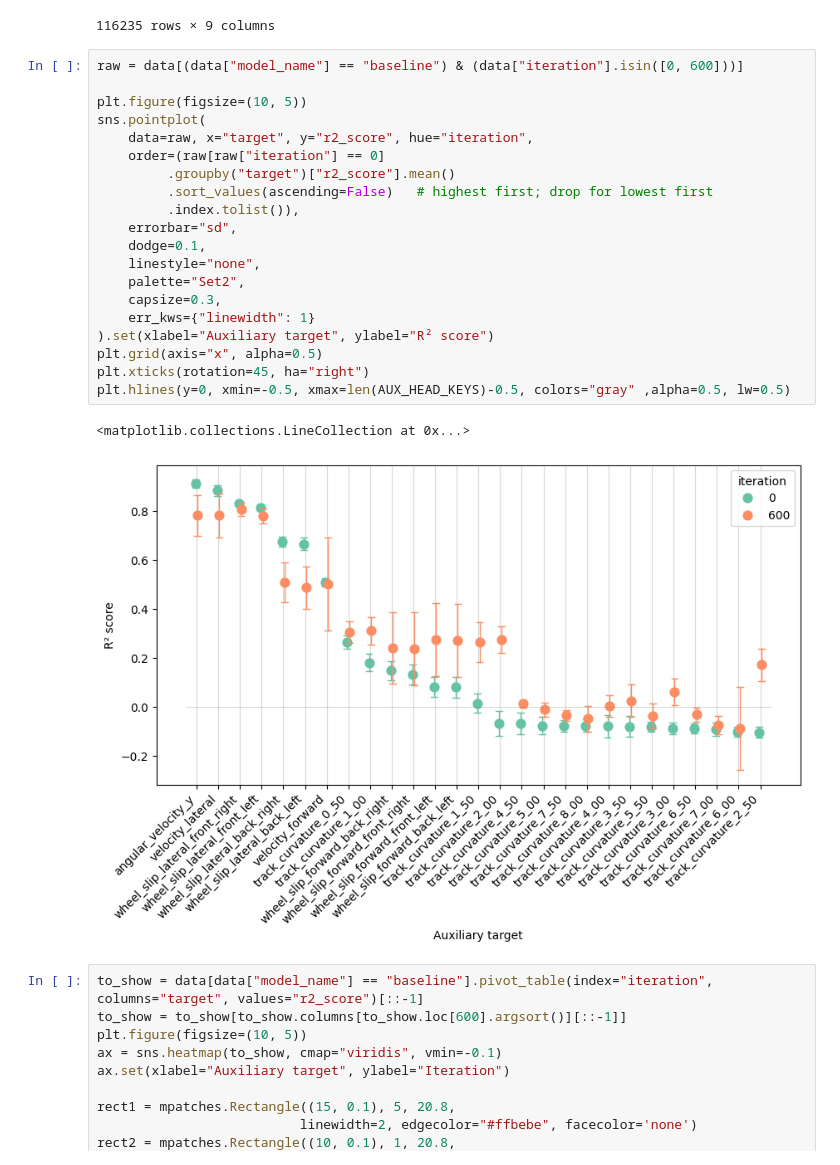
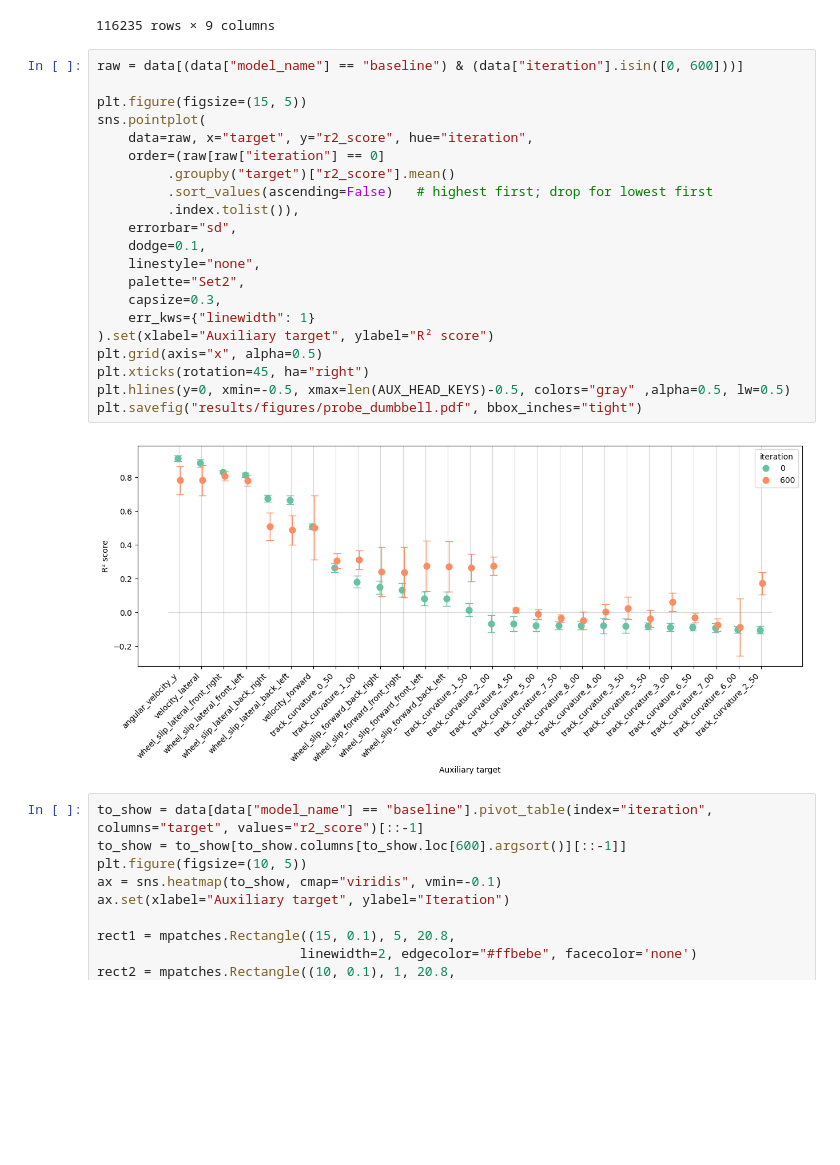
Before and after one commit to jacquesamsel/skripsie, a Jupyter notebook: aux_head_regression_results.ipynb, the cells around one changed output. Cells and saved outputs as stored; diff of their text form; blank space fills up the shorter version.

```diff
--- a/aux_head_regression_results.ipynb
+++ b/aux_head_regression_results.ipynb
@@ -36,26 +36,26 @@ data
 # %%
 raw = data[(data["model_name"] == "baseline") & (data["iteration"].isin([0, 600]))]
 
-plt.figure(figsize=(10, 5))
+plt.figure(figsize=(15, 5))
 sns.pointplot(
     data=raw, x="target", y="r2_score", hue="iteration",
     order=(raw[raw["iteration"] == 0]
          .groupby("target")["r2_score"].mean()
          .sort_values(ascending=False)   # highest first; drop for lowest first
          .index.tolist()),
     errorbar="sd",
     dodge=0.1,
     linestyle="none",
     palette="Set2",
     capsize=0.3,
     err_kws={"linewidth": 1}
 ).set(xlabel="Auxiliary target", ylabel="R² score")
 plt.grid(axis="x", alpha=0.5)
 plt.xticks(rotation=45, ha="right")
 plt.hlines(y=0, xmin=-0.5, xmax=len(AUX_HEAD_KEYS)-0.5, colors="gray" ,alpha=0.5, lw=0.5)
+plt.savefig("results/figures/probe_dumbbell.pdf", bbox_inches="tight")
 # %% [output]
-<matplotlib.collections.LineCollection at 0x...>
-[figure, old version]
+[figure, new version]
 # %%
 to_show = data[data["model_name"] == "baseline"].pivot_table(index="iteration", columns="target", values="r2_score")[::-1]
 to_show = to_show[to_show.columns[to_show.loc[600].argsort()][::-1]]
```
Also changed, not shown: 11 other files.
